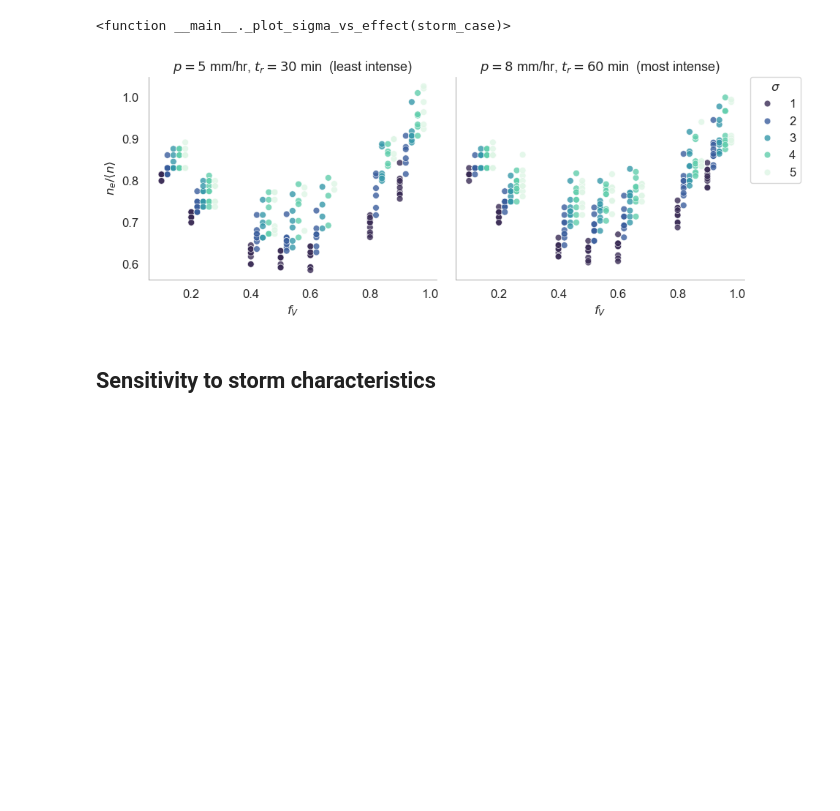
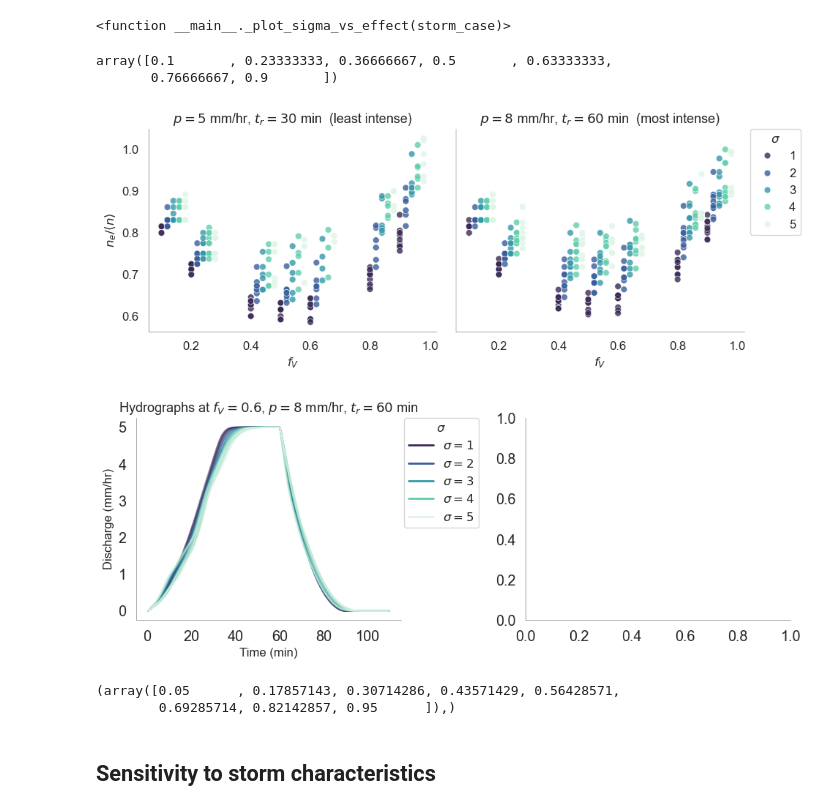
Before and after one commit to octavia-crompton/roughness-scale, a Jupyter notebook: notebooks/roughness_scale-pattern.ipynb, the cells around one changed output. Saved outputs shown, nothing was run; the diff lists cells and outputs as text; code cells hidden in the pictures; blank space fills up the shorter version.

```diff
--- a/notebooks/roughness_scale-pattern.ipynb
+++ b/notebooks/roughness_scale-pattern.ipynb
@@ -596,33 +596,70 @@ for s in _sigma_levels:
     _cc_df.loc[_cc_df['sigma'] == s, 'fV'] += _sigma_offset[s]
 
 fig_cc, axes_cc = plt.subplots(1, 2, figsize=(10, 4),
                                sharex=True, sharey=True, squeeze=False)
 
 for ci, (p, tr) in enumerate(_storm_pairs):
     ax  = axes_cc[0, ci]
     sub = _cc_df[(_cc_df['p'] == p) & (_cc_df['tr'] == tr)]
     _show_leg = (ci == 1)
     _d_val = p * tr / 60
     sns.scatterplot(data=sub, x='fV', y='effect_ratio', ax=ax,
                     hue='sigma', hue_order=_sigma_levels,
                     palette=_sigma_palette, s=40, alpha=0.8,
                     legend=_show_leg)
     _intensity = 'most intense' if ci == 1 else 'least intense'
     ax.set_title(f"$p={p}$ mm/hr, $t_r={tr}$ min  ({_intensity})", fontsize=FS_TITLE)
     ax.set_xlabel(renameit('fV'), fontsize=FS_LABEL)
     ax.set_ylabel(renameit('effect_ratio') if ci == 0 else '', fontsize=FS_LABEL)
     ax.tick_params(labelsize=FS_TICK)
     if _show_leg:
         leg = ax.get_legend()
         if leg: leg.remove()
         hs, ls = ax.get_legend_handles_labels()
         ax.legend(hs, ls, title=renameit('sigma'), fontsize=FS_LEG,
                   title_fontsize=FS_LEG, loc='upper left',
                   bbox_to_anchor=(1.02, 1), borderaxespad=0)
 
 plt.tight_layout()
+
+
+fig, axes = plt.subplots(1, 2, figsize=(10, 4))
+ax = axes[0]
+from matplotlib.lines import Line2D
+
+_q_base = "hydro_err < 0.05 and p == 8 and tr == 60 and l == 200 and fV == 0.6"
+_sub = summary.query(_q_base)
+_sigma_vals = sorted(_sub['sigma'].unique())
+
+# Mako palette: same as used in the scatter plots
+_mako_cmap = _cm.get_cmap('mako')
+_sigma_norm = _mcolors.Normalize(vmin=0, vmax=max(_sigma_vals))
+_sigma_colors = {s: _mako_cmap(_sigma_norm(s)) for s in _sigma_vals}
+
+for _s in _sigma_vals:
+    _s_sub = _sub[_sub['sigma'] == _s]
+    if not _s_sub.empty:
+        plot_hydrographs(_s_sub, c=_sigma_colors[_s], ax=ax)
+
+# Legend: one entry per sigma value
+_legend_handles = [
+    Line2D([0], [0], color=_sigma_colors[s], lw=2, label=fr"$\sigma={s}$")
+    for s in _sigma_vals
+]
+ax.legend(handles=_legend_handles, title=renameit('sigma', rename),
+          fontsize=FS_LEG, title_fontsize=FS_LEG,
+          loc='upper left', bbox_to_anchor=(1.01, 1), borderaxespad=0)
+ax.set_title(r"Hydrographs at $f_V=0.6$, $p=8$ mm/hr, $t_r=60$ min", fontsize=FS_TITLE)
+ax.set_xlabel("Time (min)", fontsize=FS_LABEL)
+ax.set_ylabel("Discharge (mm/hr)", fontsize=FS_LABEL)
+plt.tight_layout()
+[ 0.1, 0.2, 0.4, 0.5, 0.6, 0.8, 0.9]
+np.linspace(0.1, 0.9, 7)
 # %% [output]
+array([0.1       , 0.23333333, 0.36666667, 0.5       , 0.63333333,
+       0.76666667, 0.9       ])
 [figure]
+[figure, added]
 # %%
 
 # --- filter and make a working copy
@@ -647,4 +684,9 @@ yfld = renameit("effect_ratio")   # r"$n_e/\langle n \rangle$"
 cfld = renameit("aniso")          # "anisotropic"
+# %%
+np.linspace(0.05, 0.95, 8),
+# %% [output]
+(array([0.05      , 0.17857143, 0.30714286, 0.43571429, 0.56428571,
+        0.69285714, 0.82142857, 0.95      ]),)
 # %% [markdown]
 ## Sensitivity to storm characteristics
 # %%
```
Also changed, not shown: parts of 1 cell of this notebook, 8 other files.
